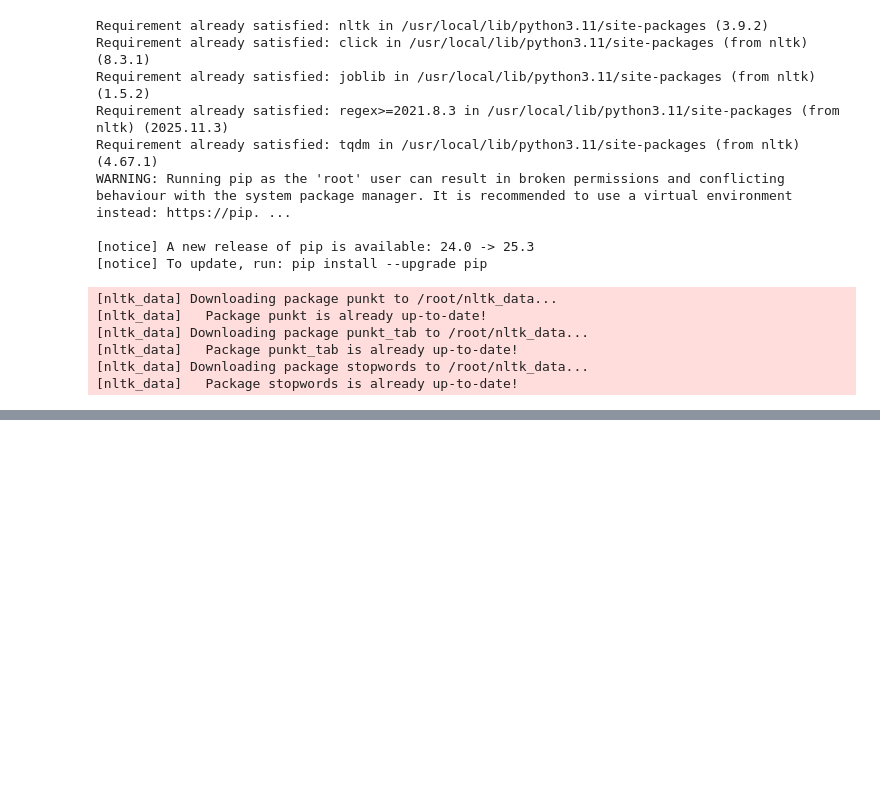
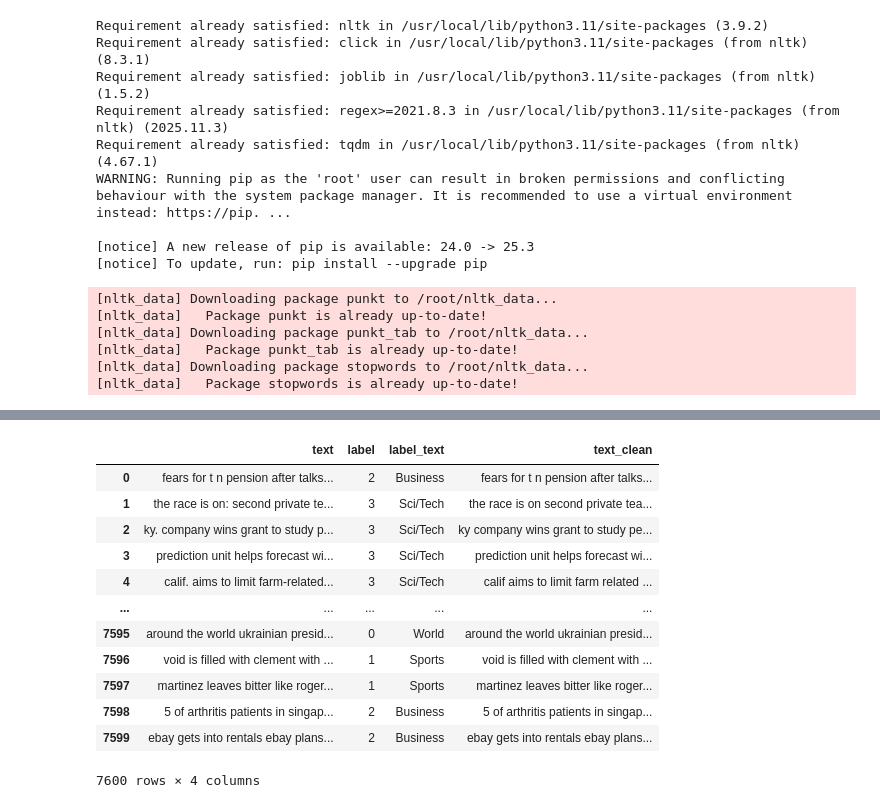
Before and after one commit to OUSSAMAEDDERKAOUI/News-Classifier, a Jupyter notebook: notebooks/03_preprocessing.ipynb, the cells around one changed output, grey strips where cells are left out. Saved outputs shown, nothing was run; the diff lists cells and outputs as text; code cells hidden in the pictures; blank space fills up the shorter version.

```diff
--- a/notebooks/03_preprocessing.ipynb
+++ b/notebooks/03_preprocessing.ipynb
@@ -65,0 +91,17 @@ df_test['text_clean']  = df_test['text'].apply(remove_stopwords)
+# %%
+df_test.to_csv('./data/processed/df_test_preprocessed.csv',index=False)
+display(df_test)
+# %% [output]
+|  | text | label | label_text | text_clean |
+| 0 | fears for t n pension after talks... | 2 | Business | fears for t n pension after talks... |
+| 1 | the race is on: second private te... | 3 | Sci/Tech | the race is on second private tea... |
+| 2 | ky. company wins grant to study p... | 3 | Sci/Tech | ky company wins grant to study pe... |
+| 3 | prediction unit helps forecast wi... | 3 | Sci/Tech | prediction unit helps forecast wi... |
+| 4 | calif. aims to limit farm-related... | 3 | Sci/Tech | calif aims to limit farm related ... |
+| ... | ... | ... | ... | ... |
+| 7595 | around the world ukrainian presid... | 0 | World | around the world ukrainian presid... |
+| 7596 | void is filled with clement with ... | 1 | Sports | void is filled with clement with ... |
+| 7597 | martinez leaves bitter like roger... | 1 | Sports | martinez leaves bitter like roger... |
+| 7598 | 5 of arthritis patients in singap... | 2 | Business | 5 of arthritis patients in singap... |
+| 7599 | ebay gets into rentals ebay plans... | 2 | Business | ebay gets into rentals ebay plans... |
+7600 rows × 4 columns
```
Also changed, not shown: parts of 2 cells of this notebook, 1 other file.
